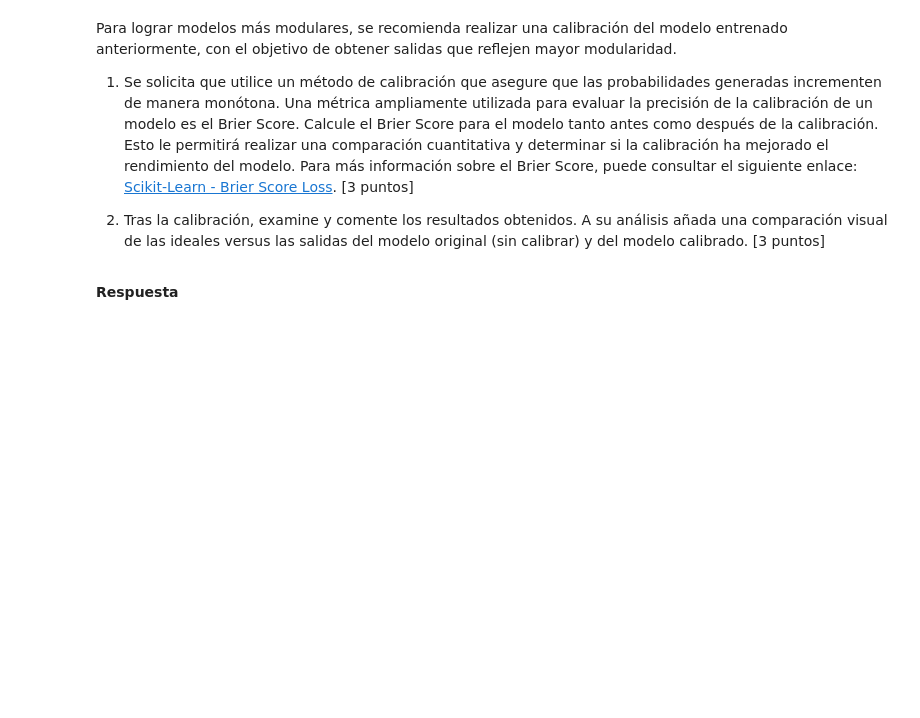
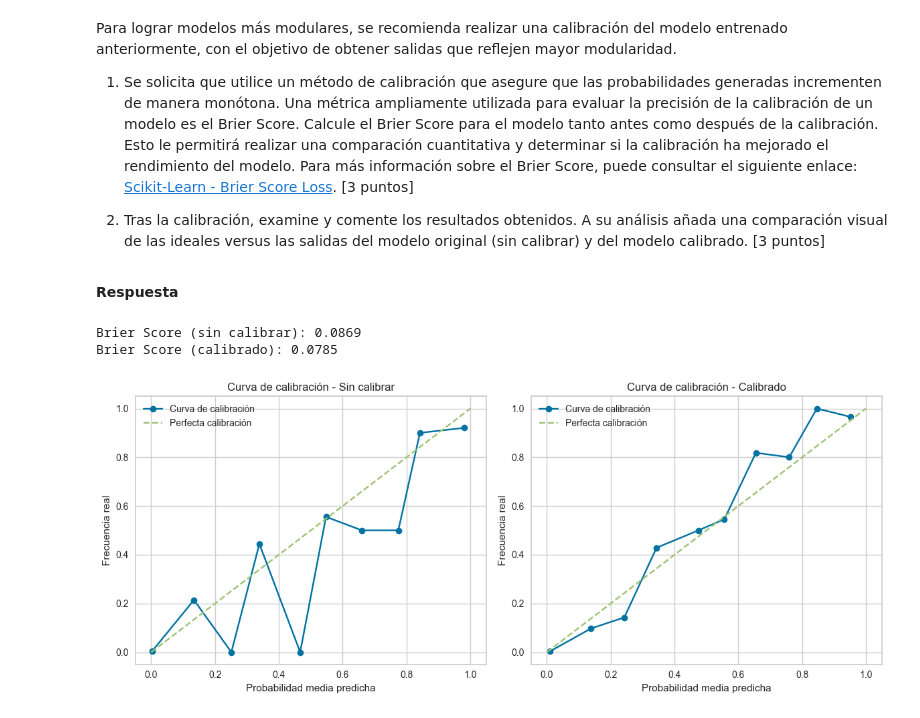
Before and after one commit to juansebm/MDS7202, a Jupyter notebook: Lab 5 - Clasificación con ensemble/Lab5_enunciado.ipynb, the cells around one changed output. Cells and saved outputs as stored; diff of their text form; code cells hidden in the pictures; blank space fills up the shorter version.

```diff
--- a/Lab 5 - Clasificación con ensemble/Lab5_enunciado.ipynb
+++ b/Lab 5 - Clasificación con ensemble/Lab5_enunciado.ipynb
@@ -526,6 +526,59 @@ Para lograr modelos más modulares, se recomienda realizar una calibración del
 2. Tras la calibración, examine y comente los resultados obtenidos. A su análisis añada una comparación visual de las ideales versus las salidas del modelo original (sin calibrar) y del modelo calibrado. [3 puntos]
 # %% [markdown]
 **Respuesta**
+# %%
+import numpy as np
+import matplotlib.pyplot as plt
+from sklearn.calibration import CalibratedClassifierCV, calibration_curve
+from sklearn.metrics import brier_score_loss
+from sklearn.model_selection import StratifiedKFold
+
+# 1. Obtener probabilidades originales del modelo sin calibrar
+y_proba_orig = model_full.predict_proba(X_test)
+
+# 2. Calcular Brier Score para cada clase (promedio macro)
+brier_original = np.mean([
+    brier_score_loss((y_test == i).astype(int), y_proba_orig[:, i])
+    for i in np.unique(y_test)
+])
+print(f"Brier Score (sin calibrar): {brier_original:.4f}")
+
+# 3. Calibrar el modelo con isotonic regression (asegura monotonía)
+calibrator = CalibratedClassifierCV(model_full, method='isotonic', cv=StratifiedKFold(n_splits=5))
+calibrator.fit(X_train, y_train)
+
+# 4. Obtener nuevas probabilidades
+y_proba_calibrated = calibrator.predict_proba(X_test)
+
+# 5. Calcular Brier Score para el modelo calibrado
+brier_calibrated = np.mean([
+    brier_score_loss((y_test == i).astype(int), y_proba_calibrated[:, i])
+    for i in np.unique(y_test)
+])
+print(f"Brier Score (calibrado): {brier_calibrated:.4f}")
+
+# 6. Visualización de curva de calibración para una clase (ej. clase 0)
+fig, ax = plt.subplots(1, 2, figsize=(12, 5))
+
+for i, model_name, y_proba in zip(
+    [0, 1],
+    ['Sin calibrar', 'Calibrado'],
+    [y_proba_orig, y_proba_calibrated]
+):
+    prob_true, prob_pred = calibration_curve((y_test == 0).astype(int), y_proba[:, 0], n_bins=10)
+    ax[i].plot(prob_pred, prob_true, marker='o', label='Curva de calibración')
+    ax[i].plot([0, 1], [0, 1], linestyle='--', label='Perfecta calibración')
+    ax[i].set_title(f'Curva de calibración - {model_name}')
+    ax[i].set_xlabel("Probabilidad media predicha")
+    ax[i].set_ylabel("Frecuencia real")
+    ax[i].legend()
+
+plt.tight_layout()
+plt.show()
+# %% [output]
+Brier Score (sin calibrar): 0.0869
+Brier Score (calibrado): 0.0785
+[figure, added]
 # %% [markdown]
 Mucho éxito!
 
```
